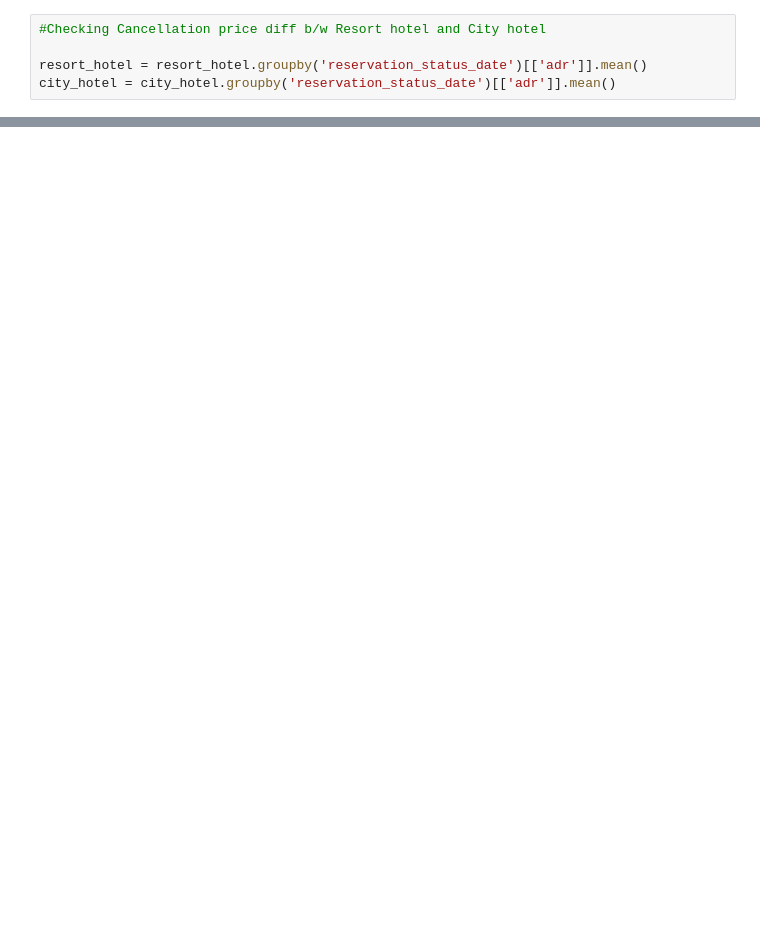
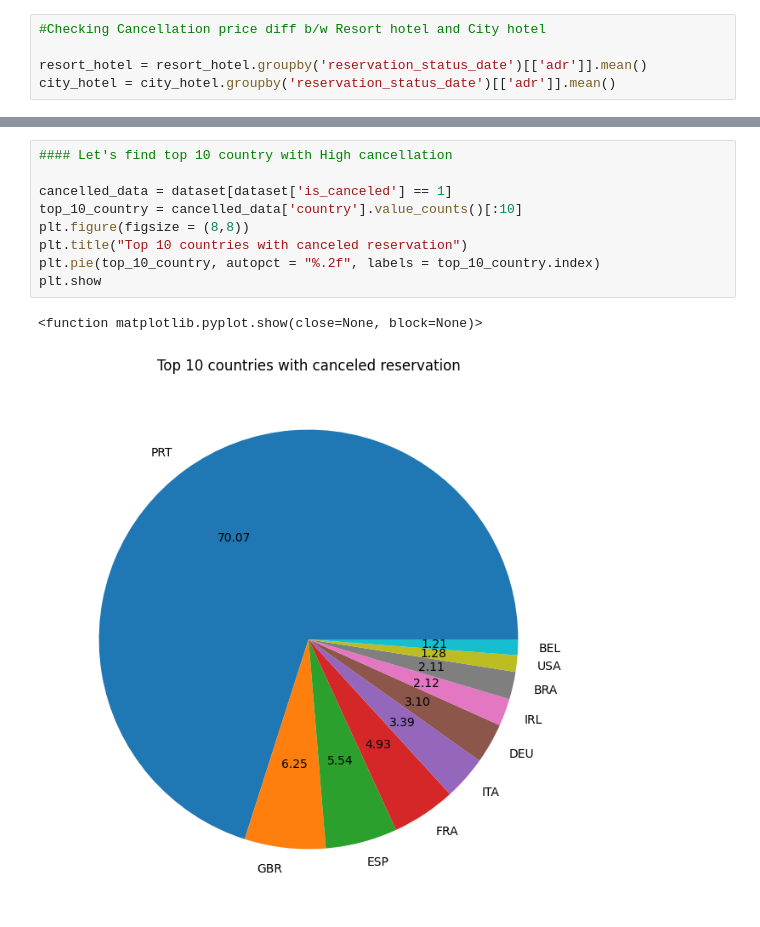
Before and after one commit to AbhishekSaini1101/Colab, a Jupyter notebook: Hotel_cancellation_project.ipynb, the cells around one changed output, grey strips where cells are left out. Drawn from its saved outputs; the diff is of its cells as text; blank space fills up the shorter version.

```diff
--- a/Hotel_cancellation_project.ipynb
+++ b/Hotel_cancellation_project.ipynb
@@ -234,0 +260,12 @@ plt.show()
+# %%
+#### Let's find top 10 country with High cancellation
+
+cancelled_data = dataset[dataset['is_canceled'] == 1]
+top_10_country = cancelled_data['country'].value_counts()[:10]
+plt.figure(figsize = (8,8))
+plt.title("Top 10 countries with canceled reservation")
+plt.pie(top_10_country, autopct = "%.2f", labels = top_10_country.index)
+plt.show
+# %% [output]
+<function matplotlib.pyplot.show(close=None, block=None)>
+[figure, added]
```
Also changed, not shown: parts of 15 cells of this notebook.
